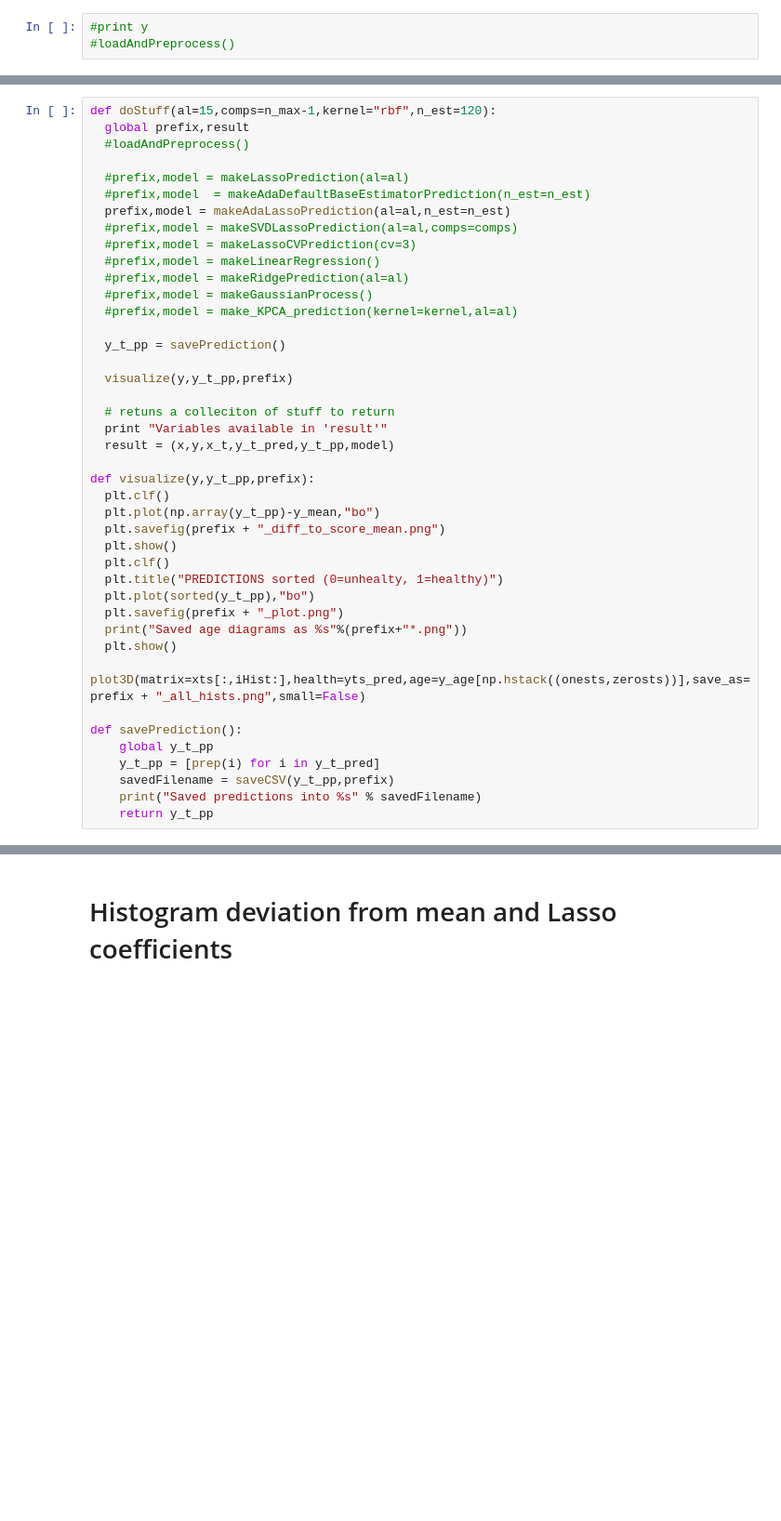
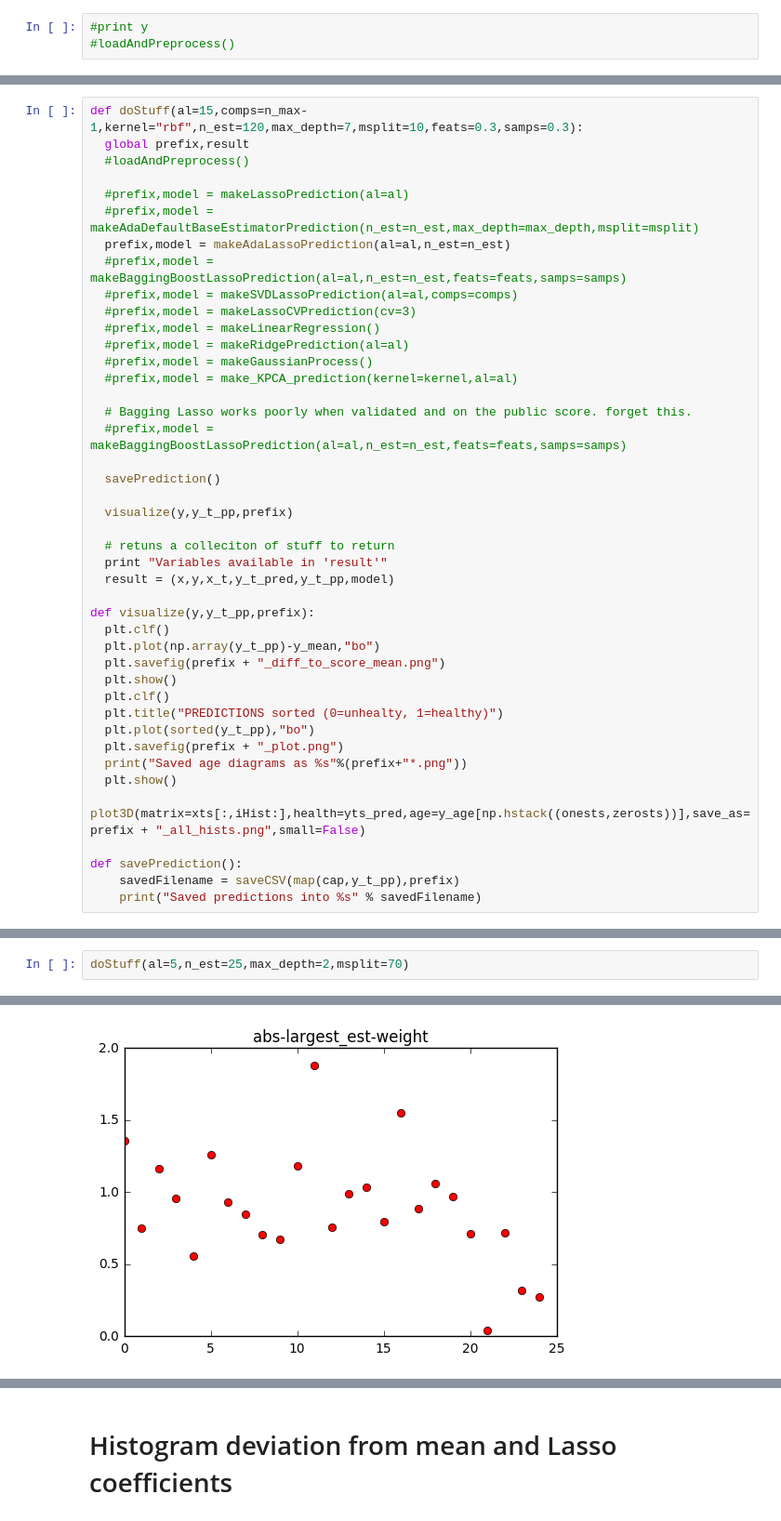
Before and after one commit to GollyTicker/orel-ml, a Jupyter notebook: validated-Statistics-Percentile-Hists.ipynb, the cells around one changed output, grey strips where cells are left out. Shown at 93% size. Cells and saved outputs as stored; diff of their text form; blank space fills up the shorter version.

Commit message:
updated code for Ada[DecisionTree],Ada[Lasso] and Bagging[Lasso]

```diff
--- a/validated-Statistics-Percentile-Hists.ipynb
+++ b/validated-Statistics-Percentile-Hists.ipynb
@@ -387,13 +411,14 @@ def makeLinearRegression():
   print "Residues: %s" % linreg.residues_
   return prefix,linreg
 # %%
-def doStuff(al=15,comps=n_max-1,kernel="rbf",n_est=120):
+def doStuff(al=15,comps=n_max-1,kernel="rbf",n_est=120,max_depth=7,msplit=10,feats=0.3,samps=0.3):
   global prefix,result
   #loadAndPreprocess()
 
   #prefix,model = makeLassoPrediction(al=al)
-  #prefix,model  = makeAdaDefaultBaseEstimatorPrediction(n_est=n_est)
+  #prefix,model = makeAdaDefaultBaseEstimatorPrediction(n_est=n_est,max_depth=max_depth,msplit=msplit)
   prefix,model = makeAdaLassoPrediction(al=al,n_est=n_est)
+  #prefix,model = makeBaggingBoostLassoPrediction(al=al,n_est=n_est,feats=feats,samps=samps)
   #prefix,model = makeSVDLassoPrediction(al=al,comps=comps)
   #prefix,model = makeLassoCVPrediction(cv=3)
   #prefix,model = makeLinearRegression()
@@ -401,7 +426,10 @@ def doStuff(al=15,comps=n_max-1,kernel="rbf",n_est=120):
   #prefix,model = makeGaussianProcess()
   #prefix,model = make_KPCA_prediction(kernel=kernel,al=al)
 
-  y_t_pp = savePrediction()
+  # Bagging Lasso works poorly when validated and on the public score. forget this.
+  #prefix,model = makeBaggingBoostLassoPrediction(al=al,n_est=n_est,feats=feats,samps=samps)
+
+  savePrediction()
 
   visualize(y,y_t_pp,prefix)
 
@@ -423,8 +451,5 @@ def visualize(y,y_t_pp,prefix):
   plot3D(matrix=xts[:,iHist:],health=yts_pred,age=y_age[np.hstack((onests,zerosts))],save_as=prefix + "_all_hists.png",small=False)
 
 def savePrediction():
-    global y_t_pp
-    y_t_pp = [prep(i) for i in y_t_pred]
-    savedFilename = saveCSV(y_t_pp,prefix)
+    savedFilename = saveCSV(map(cap,y_t_pp),prefix)
     print("Saved predictions into %s" % savedFilename)
-    return y_t_pp
@@ -457,0 +456,3 @@ Variables available in 'result'
+# %%
+doStuff(al=5,n_est=25,max_depth=2,msplit=70)
+# %% [output]
@@ -457,0 +476 @@ Variables available in 'result'
+[figure, added]
```
Also changed, not shown: parts of 8 cells of this notebook, 4 other files.
